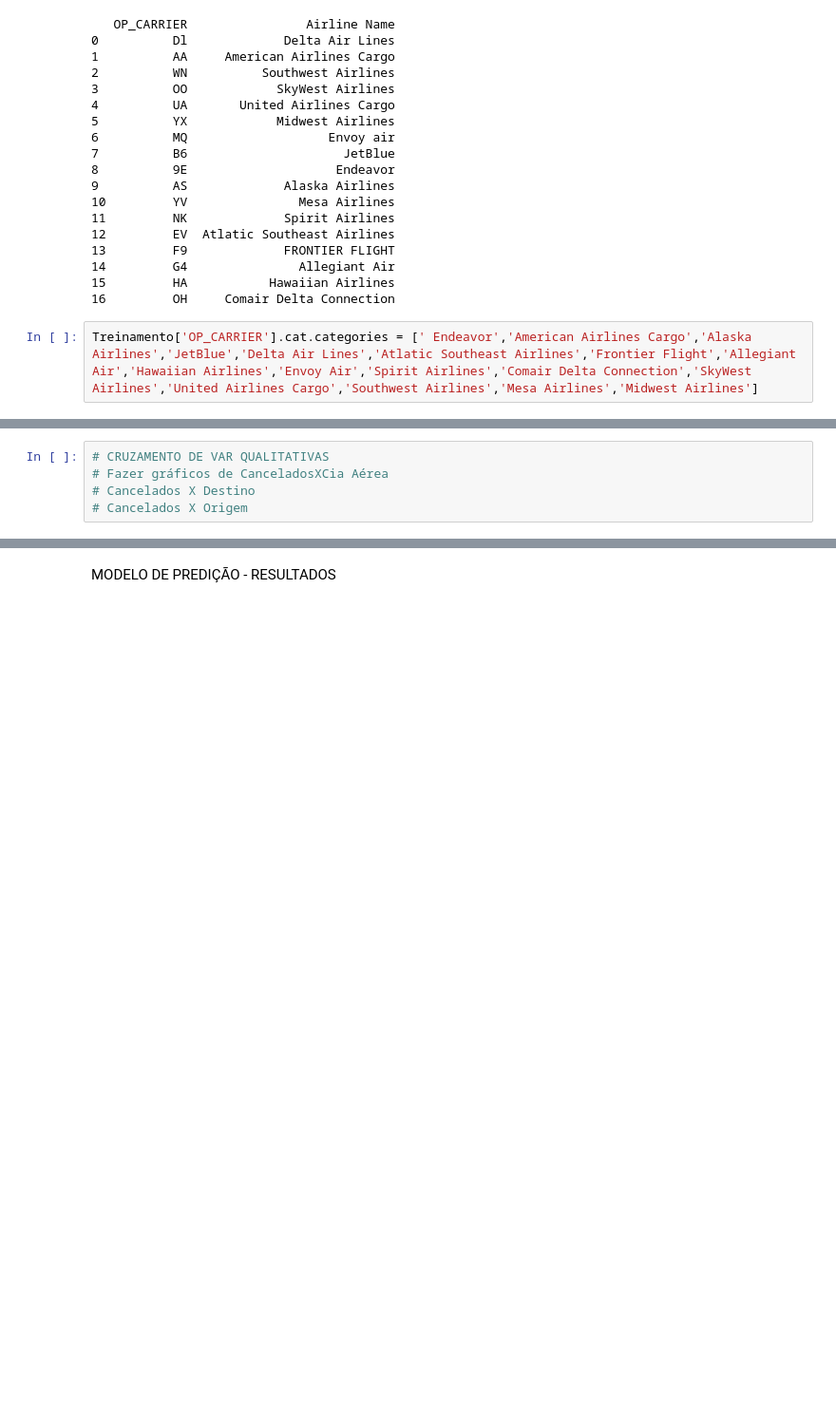
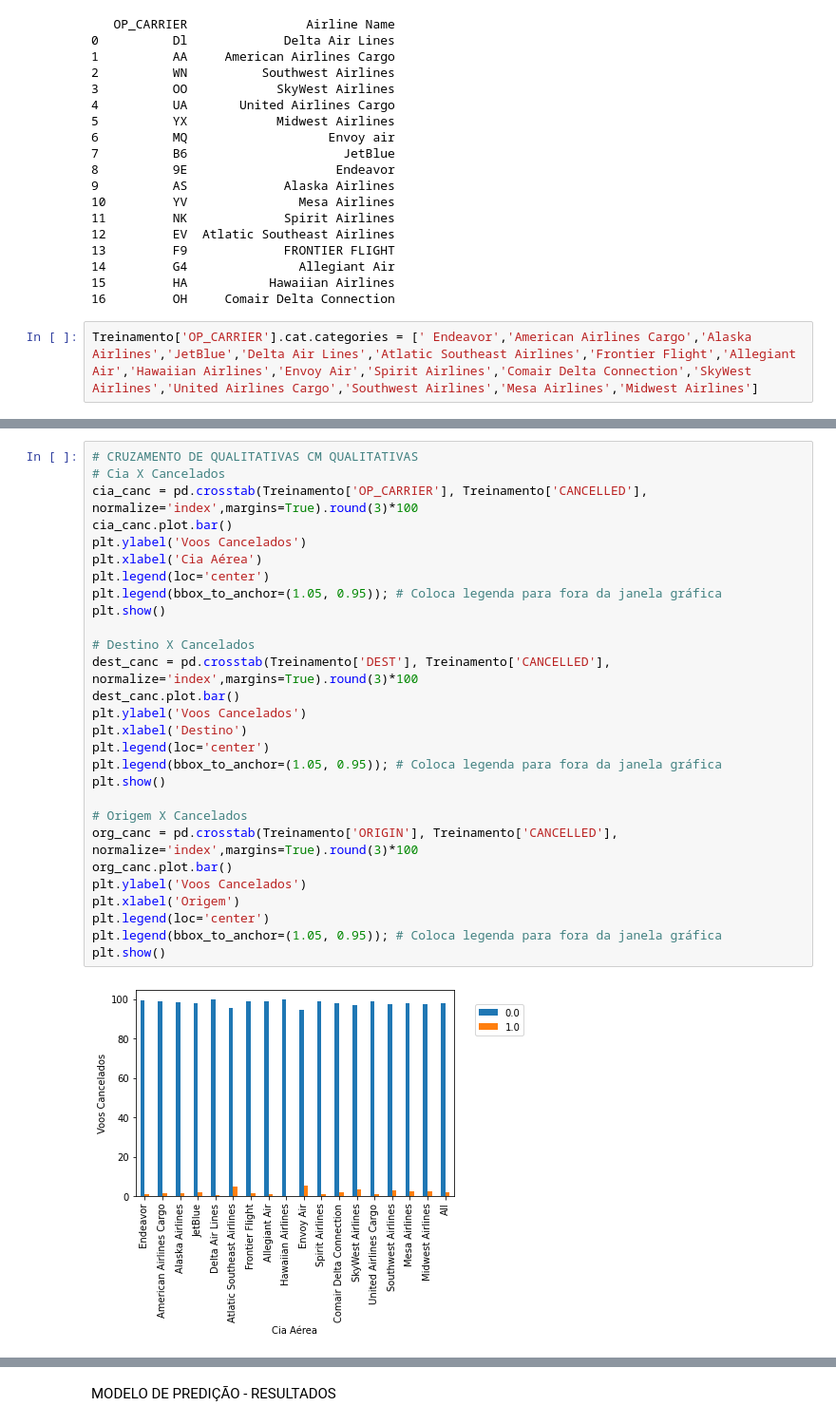
Before and after one commit to insper-classroom/22-2a-cd-p2-grupo_bexcamrefe, a Jupyter notebook: relatoriop2.ipynb, the cells around one changed output, grey strips where cells are left out. Shown: that part at 95% size. Drawn from its saved outputs; the diff is of its cells as text; blank space fills up the shorter version.

```diff
--- a/relatoriop2.ipynb
+++ b/relatoriop2.ipynb
@@ -120,5 +120,30 @@ sns.pairplot(Treinamento, height=1.5); # Cruza todas as variáveis entre sí, d
-# %%
-# CRUZAMENTO DE VAR QUALITATIVAS
-# Fazer gráficos de CanceladosXCia Aérea
-# Cancelados X Destino
-# Cancelados X Origem
+# %%
+# CRUZAMENTO DE QUALITATIVAS CM QUALITATIVAS
+# Cia X Cancelados
+cia_canc = pd.crosstab(Treinamento['OP_CARRIER'], Treinamento['CANCELLED'], normalize='index',margins=True).round(3)*100
+cia_canc.plot.bar()
+plt.ylabel('Voos Cancelados')
+plt.xlabel('Cia Aérea')
+plt.legend(loc='center')
+plt.legend(bbox_to_anchor=(1.05, 0.95)); # Coloca legenda para fora da janela gráfica
+plt.show()
+
+# Destino X Cancelados
+dest_canc = pd.crosstab(Treinamento['DEST'], Treinamento['CANCELLED'], normalize='index',margins=True).round(3)*100
+dest_canc.plot.bar()
+plt.ylabel('Voos Cancelados')
+plt.xlabel('Destino')
+plt.legend(loc='center')
+plt.legend(bbox_to_anchor=(1.05, 0.95)); # Coloca legenda para fora da janela gráfica
+plt.show()
+
+# Origem X Cancelados
+org_canc = pd.crosstab(Treinamento['ORIGIN'], Treinamento['CANCELLED'], normalize='index',margins=True).round(3)*100
+org_canc.plot.bar()
+plt.ylabel('Voos Cancelados')
+plt.xlabel('Origem')
+plt.legend(loc='center')
+plt.legend(bbox_to_anchor=(1.05, 0.95)); # Coloca legenda para fora da janela gráfica
+plt.show()
+# %% [output]
+[figure, added]
```
Also changed, not shown: parts of 4 cells of this notebook.
